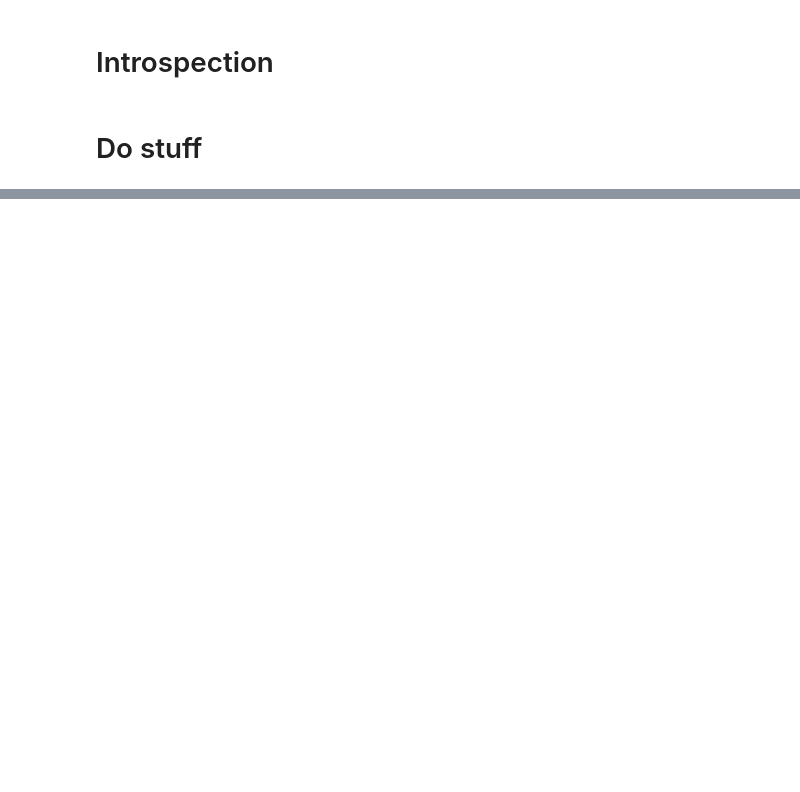
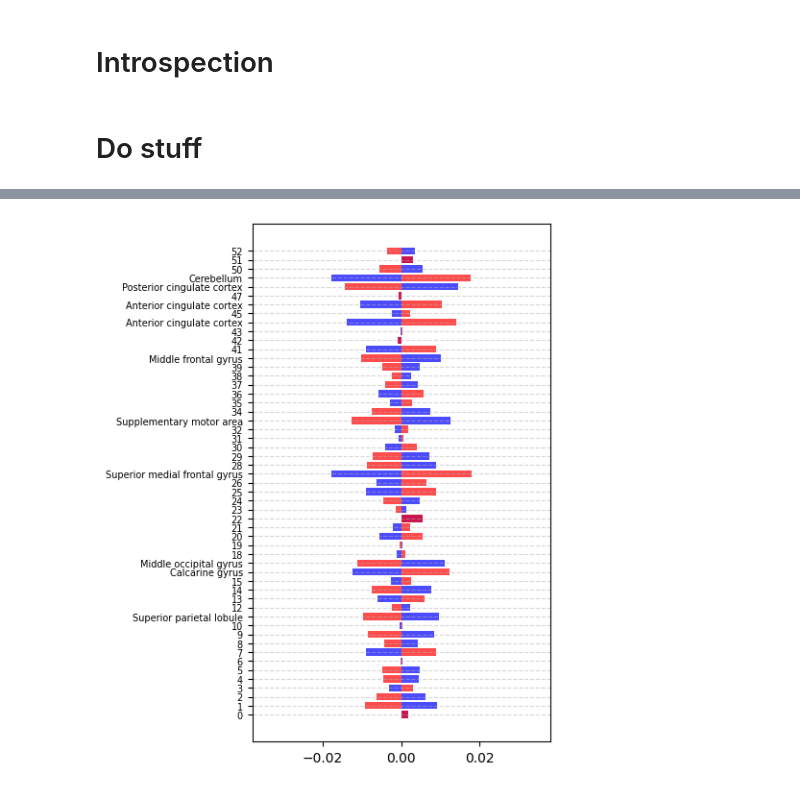
Before and after one commit to paavalipopov/mlp_project, a Jupyter notebook: scripts/introspection.ipynb, the cells around one changed output, grey strips where cells are left out. Cells and saved outputs as stored; diff of their text form; code cells hidden in the pictures; blank space fills up the shorter version.

```diff
--- a/scripts/introspection.ipynb
+++ b/scripts/introspection.ipynb
@@ -249,0 +588,40 @@ introspector.run(cutoff=5)
+# %%
+A_1 = np.mean(target_0, axis=0).copy()
+B_1 = np.mean(target_1, axis=0).copy()
+
+for i in range(53):
+    A_1[i] = np.sign(mean_A[i]) * np.min((np.abs(mean_A[i]), np.abs(mean_B[i])))
+    B_1[i] = np.sign(mean_B[i]) * np.min((np.abs(mean_A[i]), np.abs(mean_B[i])))
+
+x = np.arange(53)
+
+plt.figure(figsize=(4, 7))
+plt.barh(
+    x,
+    A_1,
+    align="center",
+    color='blue',
+    label='0',
+    alpha=0.7,
+)
+plt.barh(
+    x,
+    B_1,
+    align="center",
+    color='red',
+    label='1',
+    alpha=0.7,
+)
+plt.xlim(-0.038, 0.038)
+plt.grid(axis='y', linestyle='--', alpha=0.5)
+abs_grad = np.abs(A_1) + np.abs(B_1)
+significatn_components = np.argsort(abs_grad)[-10:]
+plt.yticks(x, [neuromark[i][0] if i in significatn_components else i for i in x], fontsize=7)
+plt.savefig(
+    "2_sym.png",
+    format="png",
+    dpi=300,
+    bbox_inches="tight",
+)
+# %% [output]
+[figure, added]
```
Also changed, not shown: parts of 27 cells of this notebook, 2 other files.
